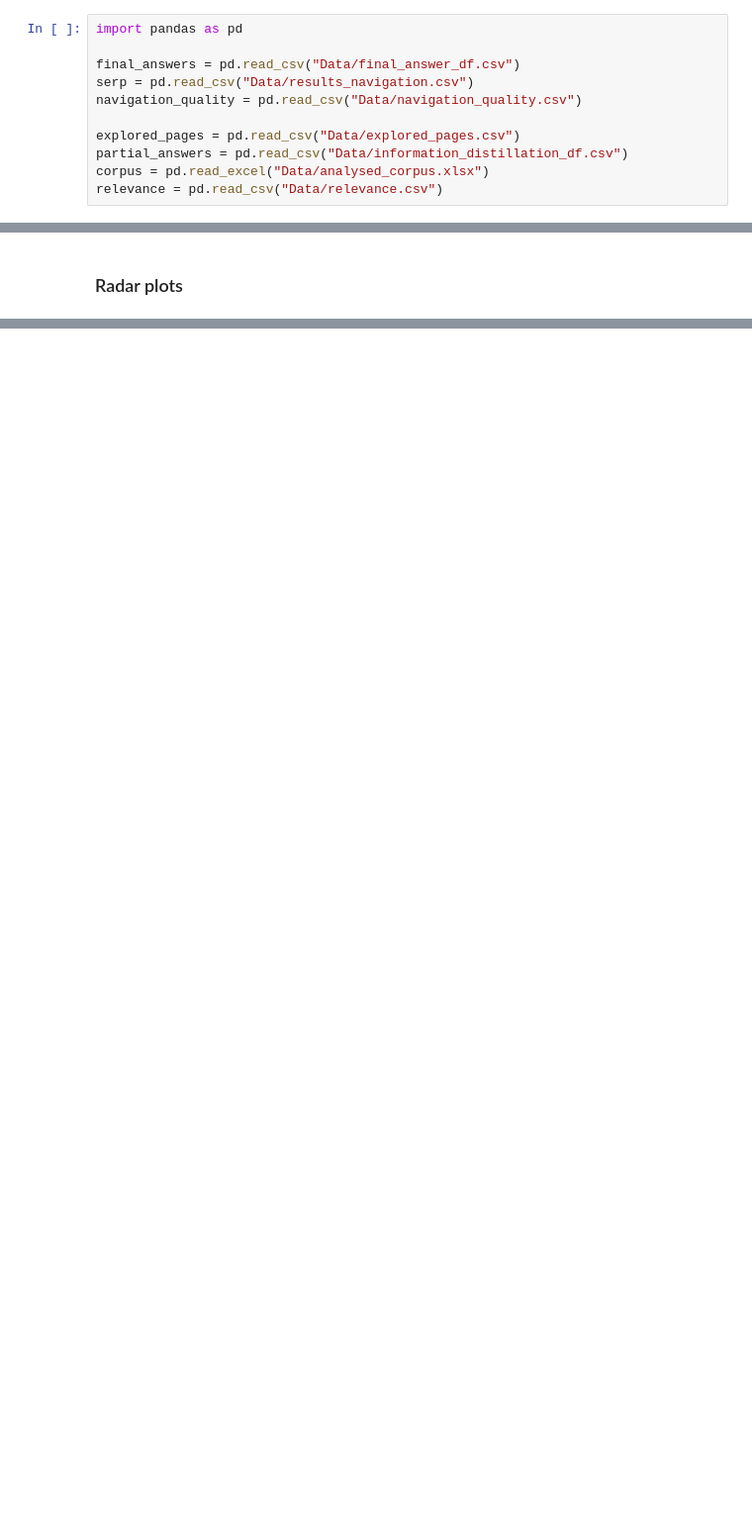
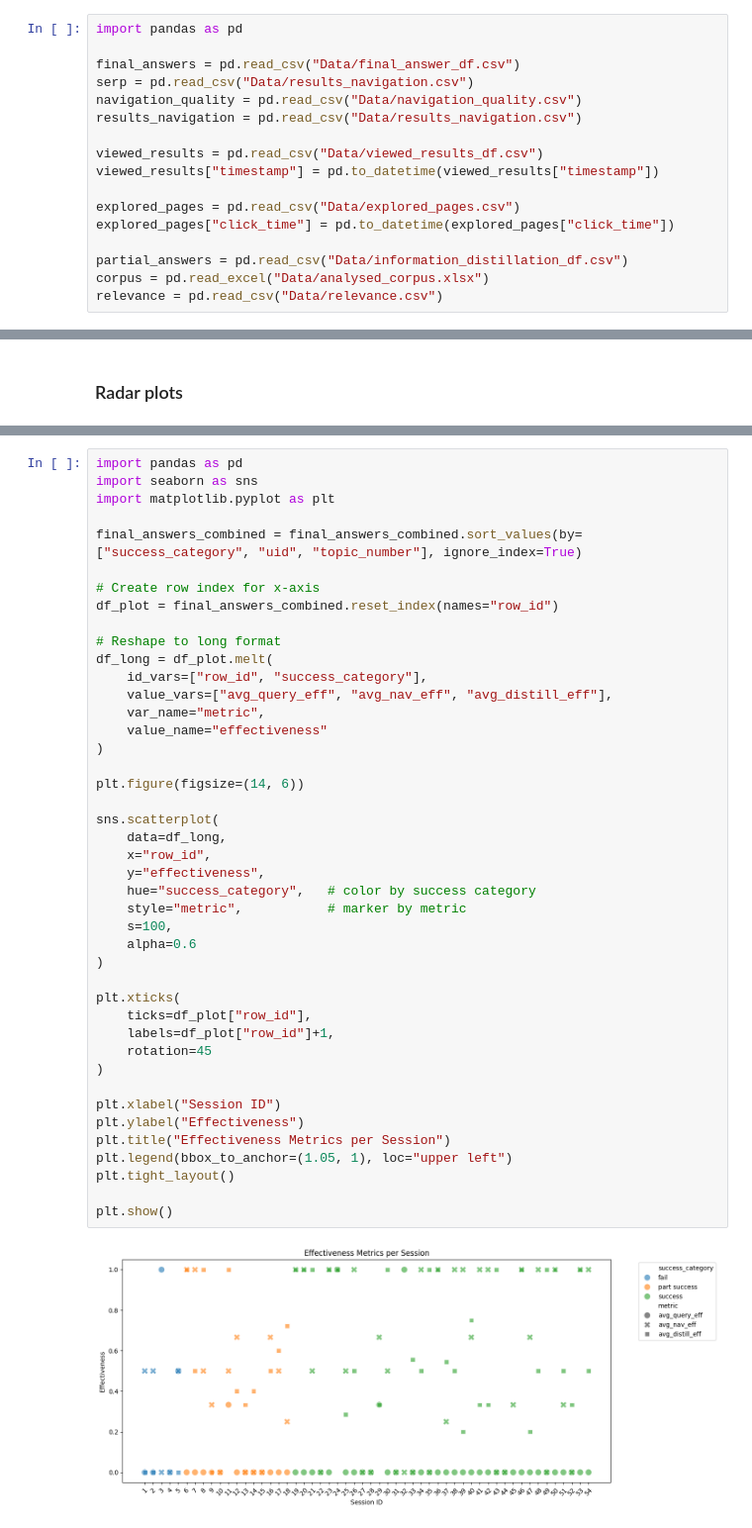
Before and after one commit to SOLandChildren/CHIIR27_LogAnalysis, a Jupyter notebook: final_answer_analysis.ipynb, the cells around one changed output, grey strips where cells are left out. Shown at 99% size. Saved outputs shown, nothing was run; the diff lists cells and outputs as text; blank space fills up the shorter version.

```diff
--- a/final_answer_analysis.ipynb
+++ b/final_answer_analysis.ipynb
@@ -103,8 +103,14 @@ import pandas as pd
 final_answers = pd.read_csv("Data/final_answer_df.csv")
 serp = pd.read_csv("Data/results_navigation.csv")
 navigation_quality = pd.read_csv("Data/navigation_quality.csv")
+results_navigation = pd.read_csv("Data/results_navigation.csv")
+
+viewed_results = pd.read_csv("Data/viewed_results_df.csv")
+viewed_results["timestamp"] = pd.to_datetime(viewed_results["timestamp"])
 
 explored_pages = pd.read_csv("Data/explored_pages.csv")
+explored_pages["click_time"] = pd.to_datetime(explored_pages["click_time"])
+
 partial_answers = pd.read_csv("Data/information_distillation_df.csv")
 corpus = pd.read_excel("Data/analysed_corpus.xlsx")
 relevance = pd.read_csv("Data/relevance.csv")
@@ -512,0 +646,45 @@ for df_name in [
+# %%
+import pandas as pd
+import seaborn as sns
+import matplotlib.pyplot as plt
+
+final_answers_combined = final_answers_combined.sort_values(by=["success_category", "uid", "topic_number"], ignore_index=True)
+
+# Create row index for x-axis
+df_plot = final_answers_combined.reset_index(names="row_id")
+
+# Reshape to long format
+df_long = df_plot.melt(
+    id_vars=["row_id", "success_category"],
+    value_vars=["avg_query_eff", "avg_nav_eff", "avg_distill_eff"],
+    var_name="metric",
+    value_name="effectiveness"
+)
+
+plt.figure(figsize=(14, 6))
+
+sns.scatterplot(
+    data=df_long,
+    x="row_id",
+    y="effectiveness",
+    hue="success_category",   # color by success category
+    style="metric",           # marker by metric
+    s=100,
+    alpha=0.6
+)
+
+plt.xticks(
+    ticks=df_plot["row_id"],
+    labels=df_plot["row_id"]+1,
+    rotation=45
+)
+
+plt.xlabel("Session ID")
+plt.ylabel("Effectiveness")
+plt.title("Effectiveness Metrics per Session")
+plt.legend(bbox_to_anchor=(1.05, 1), loc="upper left")
+plt.tight_layout()
+
+plt.show()
+# %% [output]
+[figure, added]
```
Also changed, not shown: parts of 11 cells of this notebook, 2 other files.
